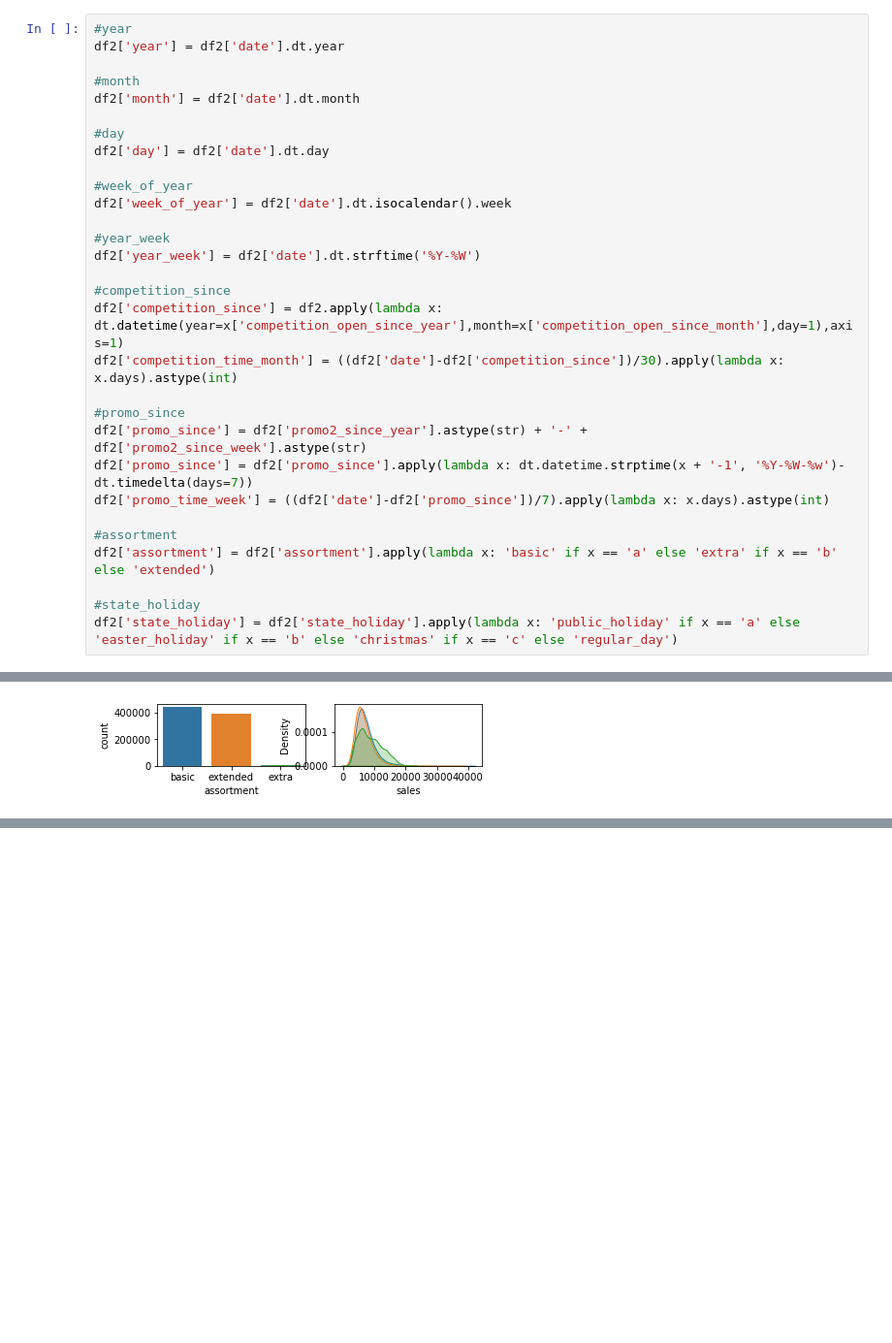
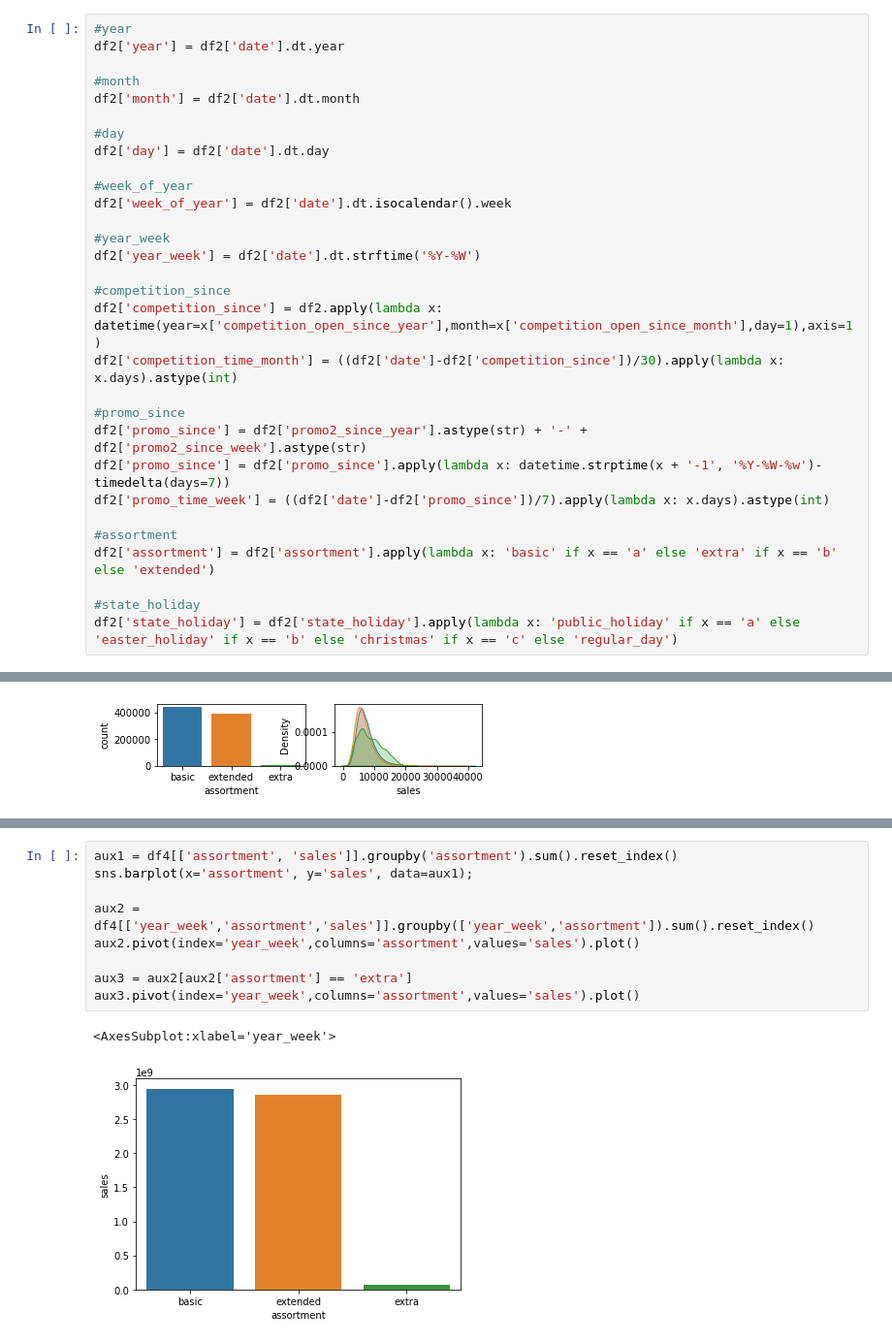
Before and after one commit to HenriqueCR1291/bossmann_project, a Jupyter notebook: m04_v01_stores_sales_prediction.ipynb, the cells around one changed output, grey strips where cells are left out. Shown at 97% size. Cells and saved outputs as stored; diff of their text form; blank space fills up the shorter version.

```diff
--- a/m04_v01_stores_sales_prediction.ipynb
+++ b/m04_v01_stores_sales_prediction.ipynb
@@ -301,12 +302,12 @@ df2['week_of_year'] = df2['date'].dt.isocalendar().week
 df2['year_week'] = df2['date'].dt.strftime('%Y-%W')
 
 #competition_since
-df2['competition_since'] = df2.apply(lambda x: dt.datetime(year=x['competition_open_since_year'],month=x['competition_open_since_month'],day=1),axis=1)
+df2['competition_since'] = df2.apply(lambda x: datetime(year=x['competition_open_since_year'],month=x['competition_open_since_month'],day=1),axis=1)
 df2['competition_time_month'] = ((df2['date']-df2['competition_since'])/30).apply(lambda x: x.days).astype(int)
 
 #promo_since
 df2['promo_since'] = df2['promo2_since_year'].astype(str) + '-' + df2['promo2_since_week'].astype(str)
-df2['promo_since'] = df2['promo_since'].apply(lambda x: dt.datetime.strptime(x + '-1', '%Y-%W-%w')-dt.timedelta(days=7))
+df2['promo_since'] = df2['promo_since'].apply(lambda x: datetime.strptime(x + '-1', '%Y-%W-%w')- timedelta(days=7))
 df2['promo_time_week'] = ((df2['date']-df2['promo_since'])/7).apply(lambda x: x.days).astype(int)
 
 #assortment
@@ -388,0 +395,12 @@ sns.kdeplot(df4[df4['assortment'] == 'extra']['sales'], label='extra', shade=Tru
+# %%
+aux1 = df4[['assortment', 'sales']].groupby('assortment').sum().reset_index()
+sns.barplot(x='assortment', y='sales', data=aux1);
+
+aux2 = df4[['year_week','assortment','sales']].groupby(['year_week','assortment']).sum().reset_index()
+aux2.pivot(index='year_week',columns='assortment',values='sales').plot()
+
+aux3 = aux2[aux2['assortment'] == 'extra']
+aux3.pivot(index='year_week',columns='assortment',values='sales').plot()
+# %% [output]
+<AxesSubplot:xlabel='year_week'>
+[figure, added]
```
Also changed, not shown: parts of 8 cells of this notebook.
